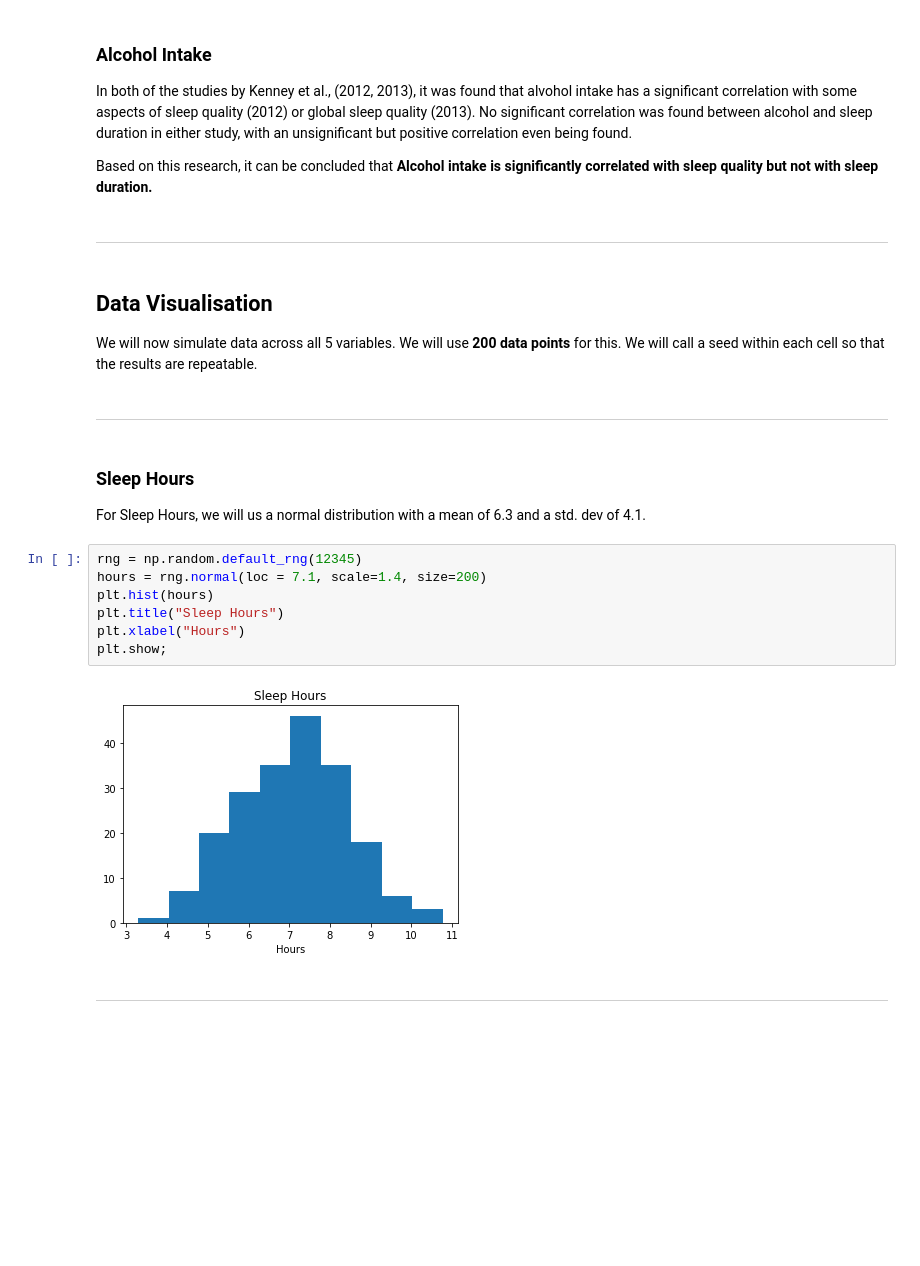
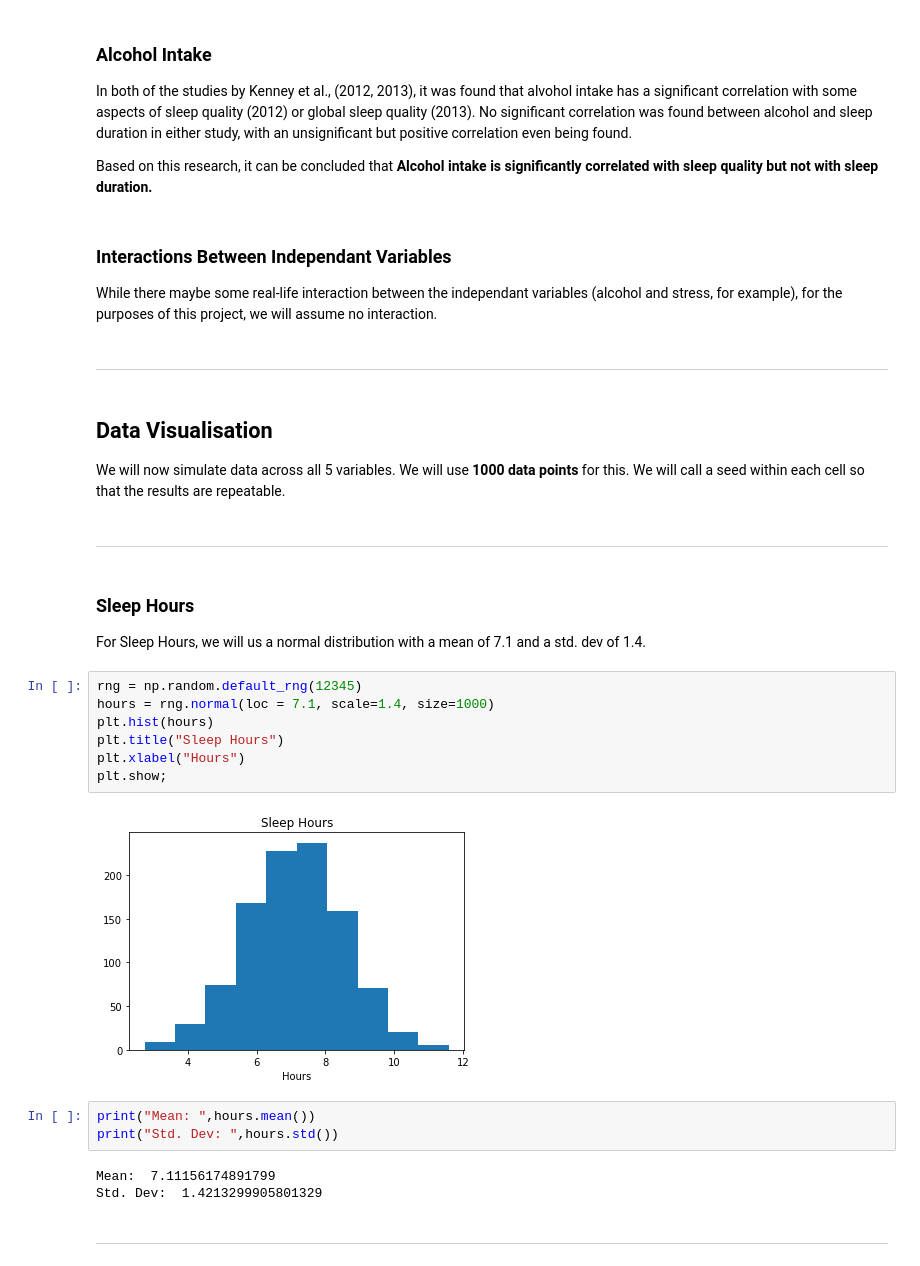
Before and after one commit to DavidMaguire93/programming-project, a Jupyter notebook: daproject.ipynb, the cells around one changed output. Drawn from its saved outputs; the diff is of its cells as text; blank space fills up the shorter version.

```diff
--- a/daproject.ipynb
+++ b/daproject.ipynb
@@ -124,27 +127,37 @@ Based on the above research, we can safely conclude that **stress is significant
 In both of the studies by Kenney et al., (2012, 2013), it was found that alvohol intake has a significant correlation with some aspects of sleep quality (2012) or global sleep quality (2013). No significant correlation was found between alcohol and sleep duration in either study, with an unsignificant but positive correlation even being found.
 
 Based on this research, it can be concluded that **Alcohol intake is significantly correlated with sleep quality but not with sleep duration.**
+# %% [markdown]
+### Interactions Between Independant Variables
+
+While there maybe some real-life interaction between the independant variables (alcohol and stress, for example), for the purposes of this project, we will assume no interaction.
 # %% [markdown]
 ***
 # %% [markdown]
 ## Data Visualisation
 
-We will now simulate data across all 5 variables. We will use **200 data points** for this. We will call a seed within each cell so that the results are repeatable.
+We will now simulate data across all 5 variables. We will use **1000 data points** for this. We will call a seed within each cell so that the results are repeatable.
 # %% [markdown]
 ***
 # %% [markdown]
 ### Sleep Hours
 
-For Sleep Hours, we will us a normal distribution with a mean of 6.3 and a std. dev of 4.1.
+For Sleep Hours, we will us a normal distribution with a mean of 7.1 and a std. dev of 1.4.
 # %%
 rng = np.random.default_rng(12345)
-hours = rng.normal(loc = 7.1, scale=1.4, size=200)
+hours = rng.normal(loc = 7.1, scale=1.4, size=1000)
 plt.hist(hours)
 plt.title("Sleep Hours")
 plt.xlabel("Hours")
 plt.show;
 # %% [output]
-[figure, old version]
+[figure, new version]
+# %%
+print("Mean: ",hours.mean())
+print("Std. Dev: ",hours.std())
+# %% [output]
+Mean:  7.11156174891799
+Std. Dev:  1.4213299905801329
 # %% [markdown]
 ***
 # %% [markdown]
```
Also changed, not shown: parts of 48 cells of this notebook.
